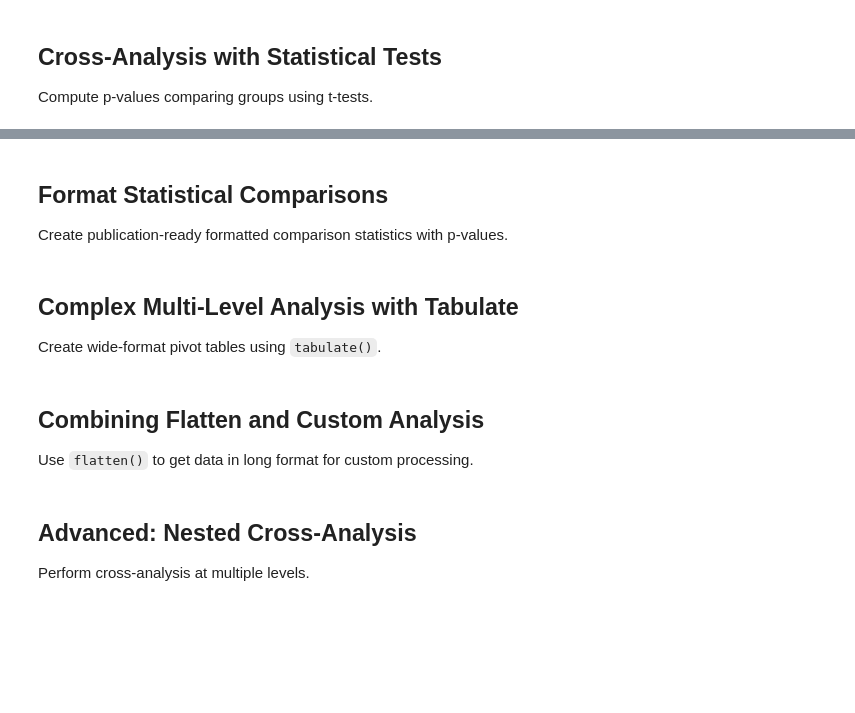
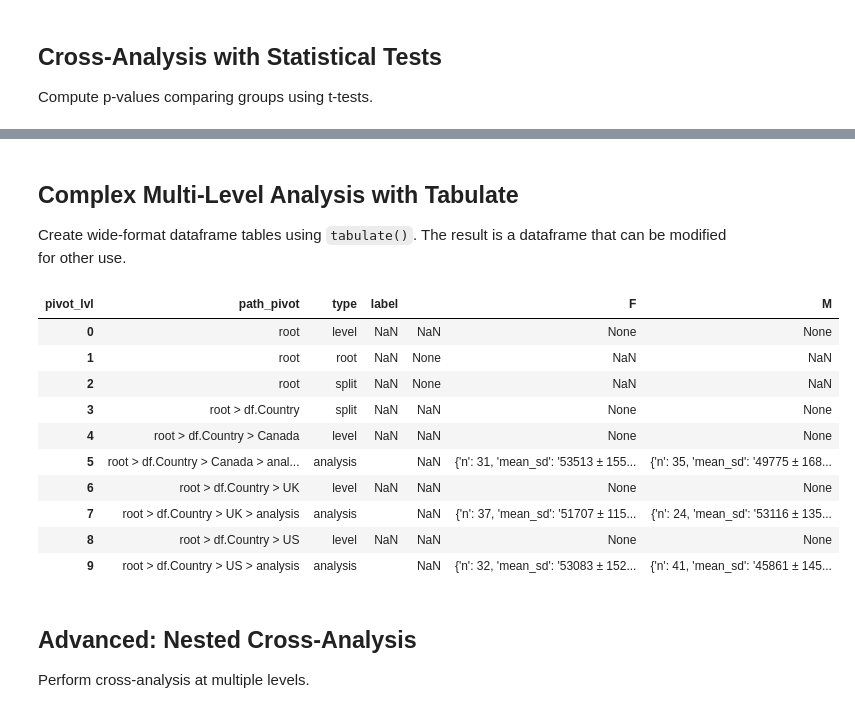
Before and after one commit to BFalquet/pyMyriad, a Jupyter notebook: examples/notebooks/06_advanced_topics.ipynb, the cells around one changed output, grey strips where cells are left out. Saved outputs shown, nothing was run; the diff lists cells and outputs as text; code cells hidden in the pictures; blank space fills up the shorter version.

```diff
--- a/examples/notebooks/06_advanced_topics.ipynb
+++ b/examples/notebooks/06_advanced_topics.ipynb
@@ -66,59 +91,34 @@ simple_table(result2)
-# %% [markdown]
-## Format Statistical Comparisons
-
-Create publication-ready formatted comparison statistics with p-values.
-# %%
-# Format the p-value with significance stars
-def format_pvalue(p):
-    if np.isnan(p):
-        return "-"
-    elif p < 0.001:
-        return f"{p:.4f}***"
-    elif p < 0.01:
-        return f"{p:.3f}**"
-    elif p < 0.05:
-        return f"{p:.3f}*"
-    else:
-        return f"{p:.3f}"
-
-# Format mean difference with p-value
-format_statistics(
-    result2,
-    format_spec="{mean_diff:.0f}",
-    stat_name="Difference",
-    inplace=True
-)
-
-# Get the flattened data to manually format p-values
-flat_df = flatten(result2)
-flat_df['p_formatted'] = flat_df['p_value'].apply(format_pvalue)
-
-# Display selected columns
-flat_df[['path', 'label', 'Difference', 'p_formatted', 'n_current', 'n_ref']].head(10)
 # %% [markdown]
 ## Complex Multi-Level Analysis with Tabulate
 
-Create wide-format pivot tables using `tabulate()`.
+Create wide-format dataframe tables using `tabulate()`. The result is a dataframe that can be modified for other use.
 # %%
 # Create multi-level analysis
 atree3 = AnalysisTree()\
     .split_by("df.Gender")\
     .split_by("df.Country")\
     .analyze_by(
         mean=lambda df: np.mean(df.Income),
         sd=lambda df: np.std(df.Income),
         n=lambda df: len(df)
     )
 
 result3 = atree3.run(df)
-
 # Format statistics first
-format_statistics(result3, format_spec="{mean:.0f} ± {sd:.0f}", stat_name="mean_sd", inplace=True)
+format_statistics(result3, mean_sd="{mean:.0f} ± {sd:.0f}", remove_original=True, inplace=True)
 
 # Create wide-format table with tabulate
-wide_table = tabulate(result3, by="df.Country", statistics=["mean_sd", "n"])
-wide_table
+wide_table = tabulate(result3, pivot="df.Gender")
+wide_table.head(10)
+# %% [output]
+| pivot_lvl | path_pivot | type | label |  | F | M |
+| 0 | root | level | NaN | NaN | None | None |
+| 1 | root | root | NaN | None | NaN | NaN |
+| 2 | root | split | NaN | None | NaN | NaN |
+| 3 | root > df.Country | split | NaN | NaN | None | None |
+| 4 | root > df.Country > Canada | level | NaN | NaN | None | None |
+| 5 | root > df.Country > Canada > anal... | analysis |  | NaN | {'n': 31, 'mean_sd': '53513 ± 155... | {'n': 35, 'mean_sd': '49775 ± 168... |
+| 6 | root > df.Country > UK | level | NaN | NaN | None | None |
+| 7 | root > df.Country > UK > analysis | analysis |  | NaN | {'n': 37, 'mean_sd': '51707 ± 115... | {'n': 24, 'mean_sd': '53116 ± 135... |
+| 8 | root > df.Country > US | level | NaN | NaN | None | None |
+| 9 | root > df.Country > US > analysis | analysis |  | NaN | {'n': 32, 'mean_sd': '53083 ± 152... | {'n': 41, 'mean_sd': '45861 ± 145... |
-# %% [markdown]
-## Combining Flatten and Custom Analysis
-
-Use `flatten()` to get data in long format for custom processing.
```
Also changed, not shown: parts of 13 cells of this notebook, 13 other files.
